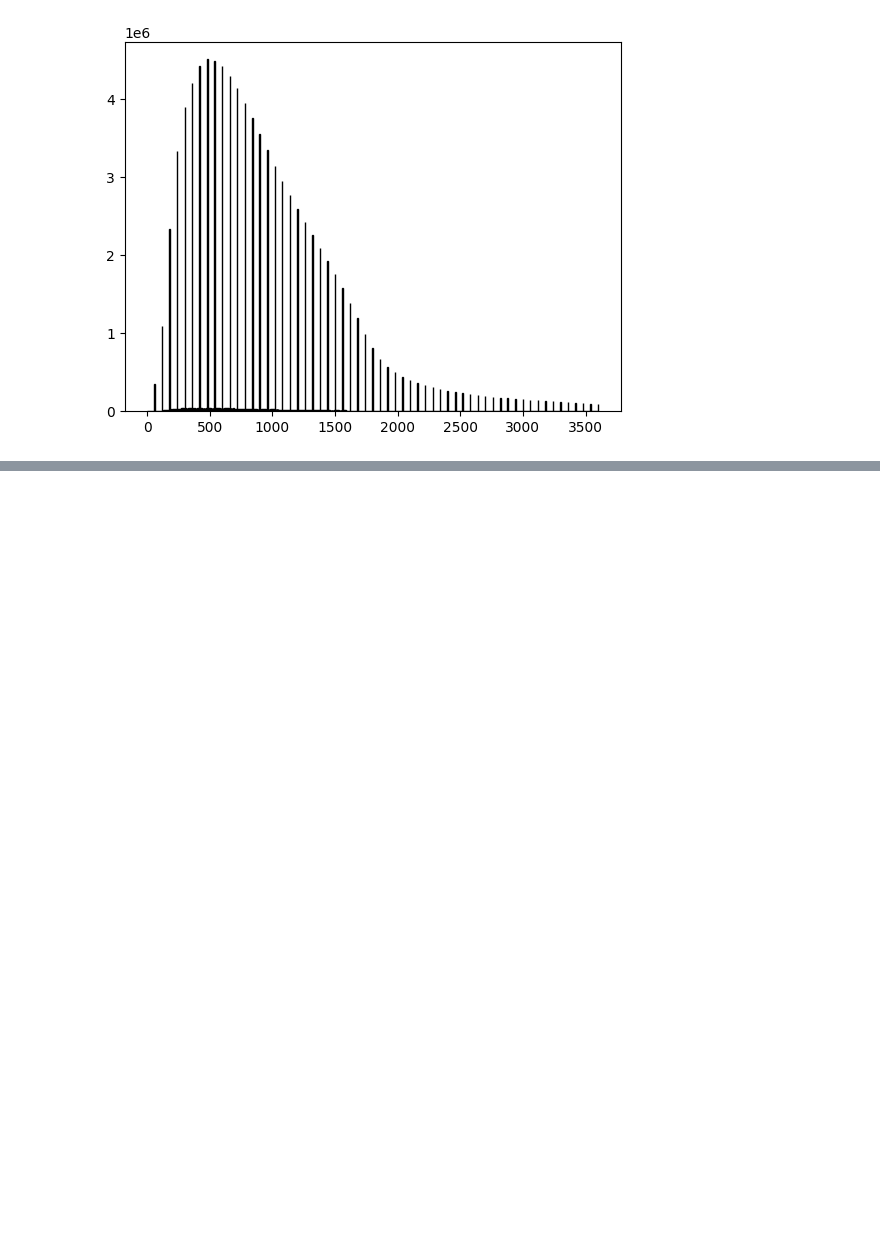
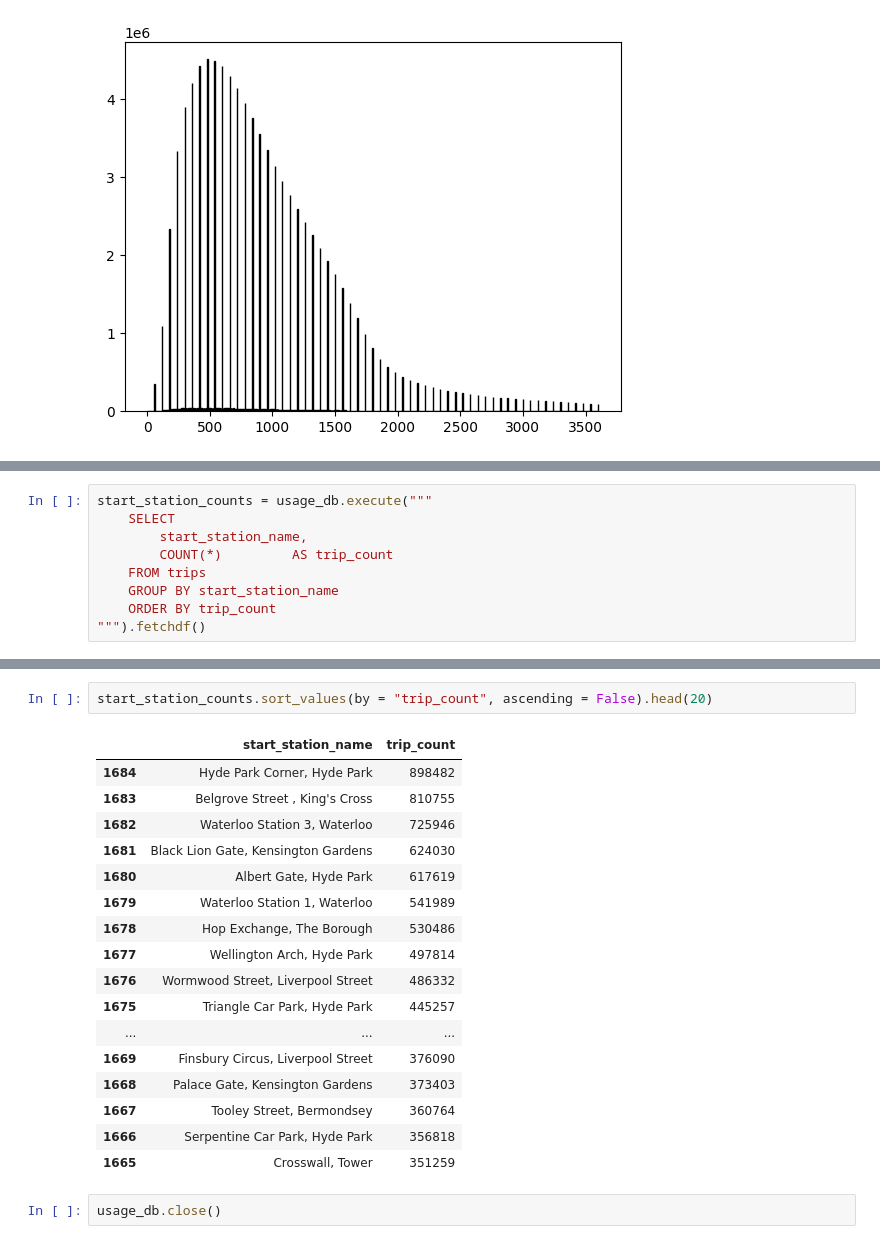
Before and after one commit to evergreen-helix/tfl_santander_cycles, a Jupyter notebook: 2_initial_inspection.ipynb, the cells around one changed output, grey strips where cells are left out. Cells and saved outputs as stored; diff of their text form; blank space fills up the shorter version.

```diff
--- a/2_initial_inspection.ipynb
+++ b/2_initial_inspection.ipynb
@@ -149,0 +152,9 @@ plt.hist(filtered_dur_1hour, bins=1000, edgecolor="black")
+# %%
+start_station_counts = usage_db.execute("""
+    SELECT
+        start_station_name,
+        COUNT(*)         AS trip_count
+    FROM trips
+    GROUP BY start_station_name
+    ORDER BY trip_count
+""").fetchdf()
@@ -149,0 +177,22 @@ plt.hist(filtered_dur_1hour, bins=1000, edgecolor="black")
+# %%
+start_station_counts.sort_values(by = "trip_count", ascending = False).head(20)
+# %% [output]
+|  | start_station_name | trip_count |
+| 1684 | Hyde Park Corner, Hyde Park | 898482 |
+| 1683 | Belgrove Street , King's Cross | 810755 |
+| 1682 | Waterloo Station 3, Waterloo | 725946 |
+| 1681 | Black Lion Gate, Kensington Gardens | 624030 |
+| 1680 | Albert Gate, Hyde Park | 617619 |
+| 1679 | Waterloo Station 1, Waterloo | 541989 |
+| 1678 | Hop Exchange, The Borough | 530486 |
+| 1677 | Wellington Arch, Hyde Park | 497814 |
+| 1676 | Wormwood Street, Liverpool Street | 486332 |
+| 1675 | Triangle Car Park, Hyde Park | 445257 |
+| ... | ... | ... |
+| 1669 | Finsbury Circus, Liverpool Street | 376090 |
+| 1668 | Palace Gate, Kensington Gardens | 373403 |
+| 1667 | Tooley Street, Bermondsey | 360764 |
+| 1666 | Serpentine Car Park, Hyde Park | 356818 |
+| 1665 | Crosswall, Tower | 351259 |
+# %%
+usage_db.close()
```
Also changed, not shown: parts of 2 cells of this notebook, 3 other files.
